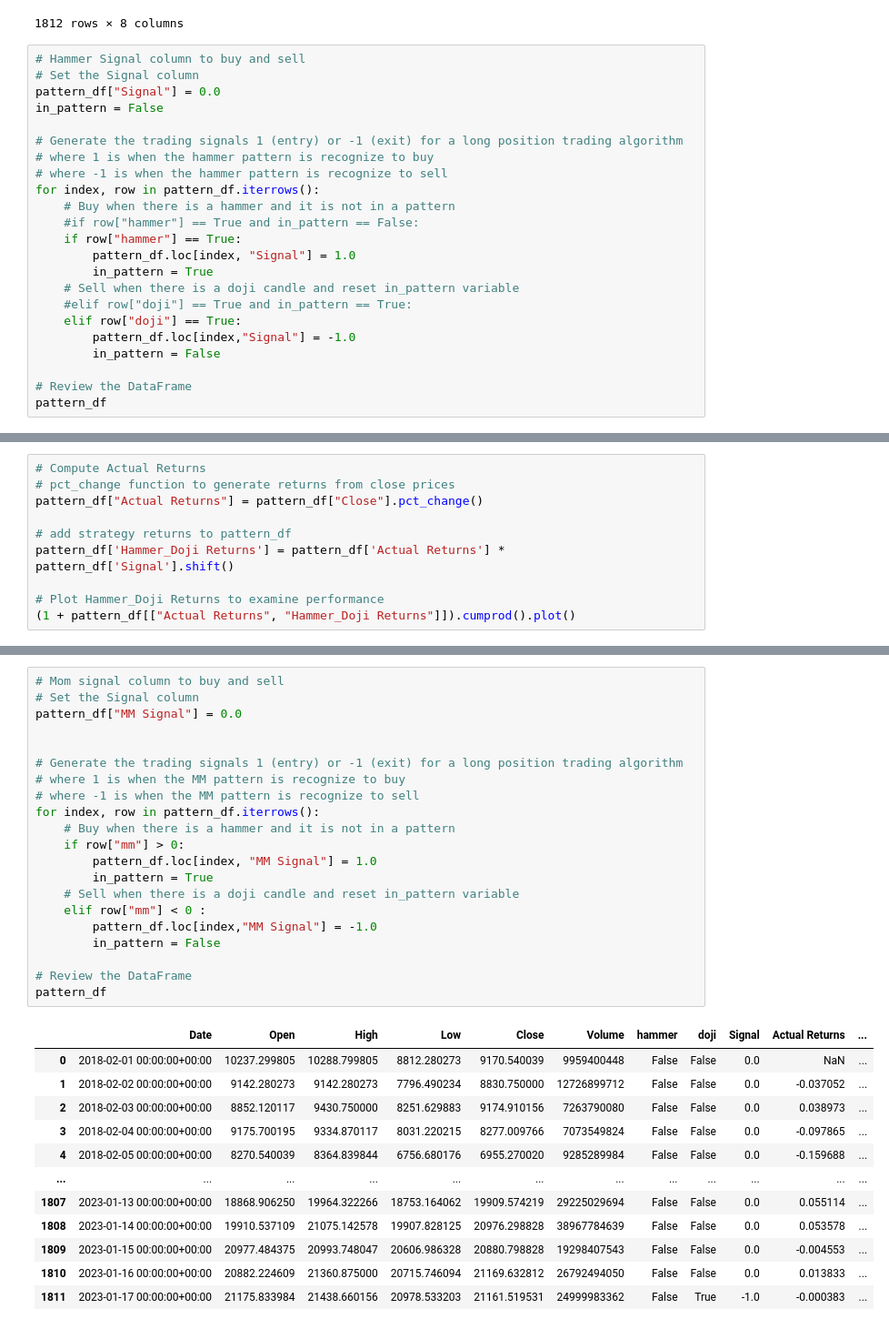
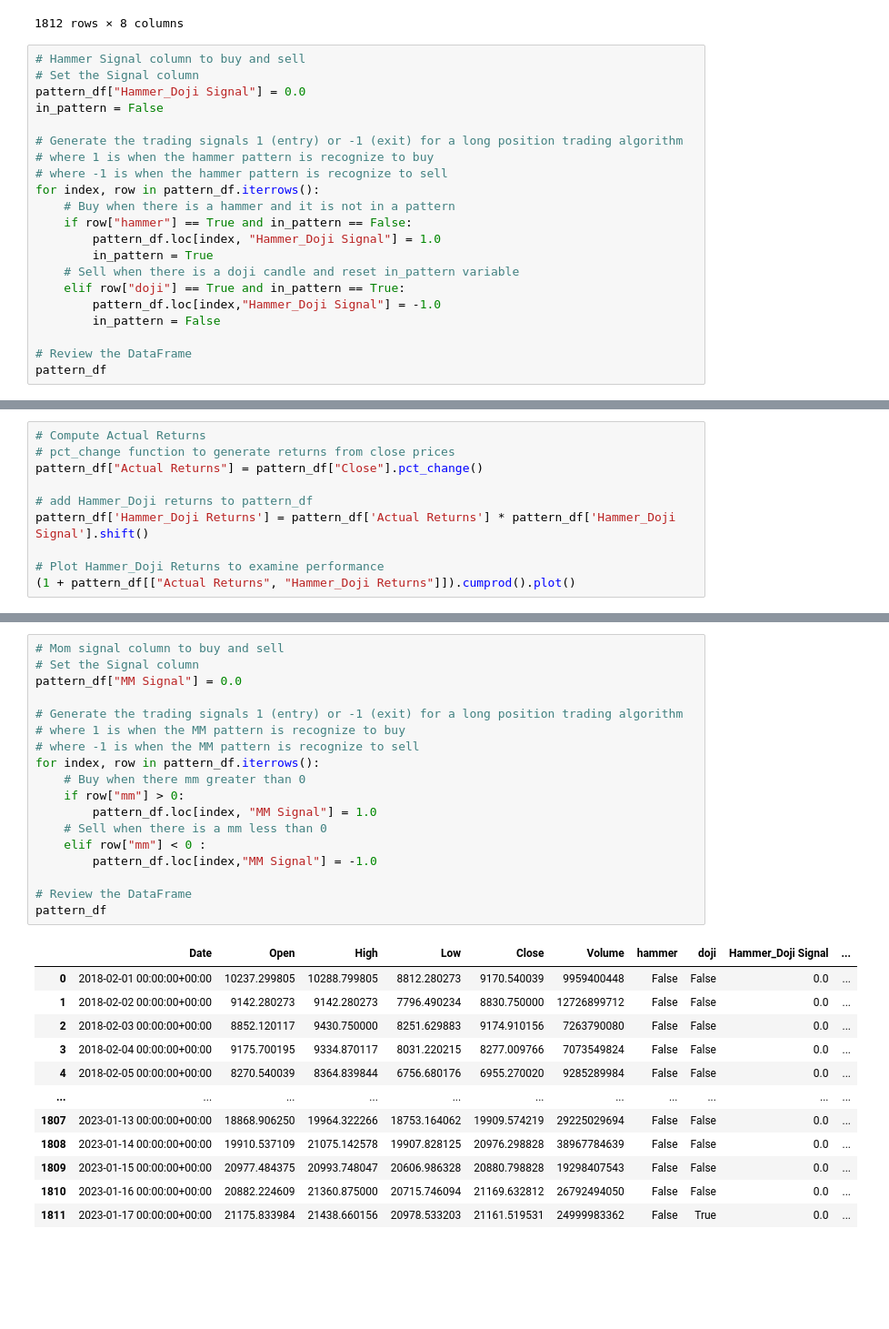
Before and after one commit to AGralin/dreambuilder_bot, a Jupyter notebook: candlestick.ipynb, the cells around one changed output, grey strips where cells are left out. Shown at 91% size. Cells and saved outputs as stored; diff of their text form; blank space fills up the shorter version.

Commit message:
update candlestick and readme

```diff
--- a/candlestick.ipynb
+++ b/candlestick.ipynb
@@ -52,7 +52,7 @@ pattern_df
 # %%
 # Hammer Signal column to buy and sell
 # Set the Signal column
-pattern_df["Signal"] = 0.0
+pattern_df["Hammer_Doji Signal"] = 0.0
 in_pattern = False
 
 # Generate the trading signals 1 (entry) or -1 (exit) for a long position trading algorithm
@@ -60,14 +60,12 @@ in_pattern = False
 # where -1 is when the hammer pattern is recognize to sell
 for index, row in pattern_df.iterrows():
     # Buy when there is a hammer and it is not in a pattern
-    #if row["hammer"] == True and in_pattern == False:
-    if row["hammer"] == True:
-        pattern_df.loc[index, "Signal"] = 1.0
+    if row["hammer"] == True and in_pattern == False:
+        pattern_df.loc[index, "Hammer_Doji Signal"] = 1.0
         in_pattern = True
     # Sell when there is a doji candle and reset in_pattern variable
-    #elif row["doji"] == True and in_pattern == True:
-    elif row["doji"] == True:
-        pattern_df.loc[index,"Signal"] = -1.0
+    elif row["doji"] == True and in_pattern == True:
+        pattern_df.loc[index,"Hammer_Doji Signal"] = -1.0
         in_pattern = False
 
 # Review the DataFrame
@@ -91,8 +89,8 @@ pattern_df
 # pct_change function to generate returns from close prices
 pattern_df["Actual Returns"] = pattern_df["Close"].pct_change()
 
-# add strategy returns to pattern_df
-pattern_df['Hammer_Doji Returns'] = pattern_df['Actual Returns'] * pattern_df['Signal'].shift()
+# add Hammer_Doji returns to pattern_df
+pattern_df['Hammer_Doji Returns'] = pattern_df['Actual Returns'] * pattern_df['Hammer_Doji Signal'].shift()
 
 # Plot Hammer_Doji Returns to examine performance
 (1 + pattern_df[["Actual Returns", "Hammer_Doji Returns"]]).cumprod().plot()
@@ -162,36 +170,33 @@ pattern_df
 # %%
 # Mom signal column to buy and sell
 # Set the Signal column
 pattern_df["MM Signal"] = 0.0
 
-
 # Generate the trading signals 1 (entry) or -1 (exit) for a long position trading algorithm
 # where 1 is when the MM pattern is recognize to buy
 # where -1 is when the MM pattern is recognize to sell
 for index, row in pattern_df.iterrows():
-    # Buy when there is a hammer and it is not in a pattern
+    # Buy when there mm greater than 0
     if row["mm"] > 0:
         pattern_df.loc[index, "MM Signal"] = 1.0
-        in_pattern = True
-    # Sell when there is a doji candle and reset in_pattern variable
+    # Sell when there is a mm less than 0
     elif row["mm"] < 0 :
         pattern_df.loc[index,"MM Signal"] = -1.0
-        in_pattern = False
 
 # Review the DataFrame
 pattern_df
 # %% [output]
-|  | Date | Open | High | Low | Close | Volume | hammer | doji | Signal | Actual Returns | ... |
-| 0 | 2018-02-01 00:00:00+00:00 | 10237.299805 | 10288.799805 | 8812.280273 | 9170.540039 | 9959400448 | False | False | 0.0 | NaN | ... |
-| 1 | 2018-02-02 00:00:00+00:00 | 9142.280273 | 9142.280273 | 7796.490234 | 8830.750000 | 12726899712 | False | False | 0.0 | -0.037052 | ... |
-| 2 | 2018-02-03 00:00:00+00:00 | 8852.120117 | 9430.750000 | 8251.629883 | 9174.910156 | 7263790080 | False | False | 0.0 | 0.038973 | ... |
-| 3 | 2018-02-04 00:00:00+00:00 | 9175.700195 | 9334.870117 | 8031.220215 | 8277.009766 | 7073549824 | False | False | 0.0 | -0.097865 | ... |
-| 4 | 2018-02-05 00:00:00+00:00 | 8270.540039 | 8364.839844 | 6756.680176 | 6955.270020 | 9285289984 | False | False | 0.0 | -0.159688 | ... |
-| ... | ... | ... | ... | ... | ... | ... | ... | ... | ... | ... | ... |
-| 1807 | 2023-01-13 00:00:00+00:00 | 18868.906250 | 19964.322266 | 18753.164062 | 19909.574219 | 29225029694 | False | False | 0.0 | 0.055114 | ... |
-| 1808 | 2023-01-14 00:00:00+00:00 | 19910.537109 | 21075.142578 | 19907.828125 | 20976.298828 | 38967784639 | False | False | 0.0 | 0.053578 | ... |
-| 1809 | 2023-01-15 00:00:00+00:00 | 20977.484375 | 20993.748047 | 20606.986328 | 20880.798828 | 19298407543 | False | False | 0.0 | -0.004553 | ... |
-| 1810 | 2023-01-16 00:00:00+00:00 | 20882.224609 | 21360.875000 | 20715.746094 | 21169.632812 | 26792494050 | False | False | 0.0 | 0.013833 | ... |
-| 1811 | 2023-01-17 00:00:00+00:00 | 21175.833984 | 21438.660156 | 20978.533203 | 21161.519531 | 24999983362 | False | True | -1.0 | -0.000383 | ... |
+|  | Date | Open | High | Low | Close | Volume | hammer | doji | Hammer_Doji Signal | ... |
+| 0 | 2018-02-01 00:00:00+00:00 | 10237.299805 | 10288.799805 | 8812.280273 | 9170.540039 | 9959400448 | False | False | 0.0 | ... |
+| 1 | 2018-02-02 00:00:00+00:00 | 9142.280273 | 9142.280273 | 7796.490234 | 8830.750000 | 12726899712 | False | False | 0.0 | ... |
+| 2 | 2018-02-03 00:00:00+00:00 | 8852.120117 | 9430.750000 | 8251.629883 | 9174.910156 | 7263790080 | False | False | 0.0 | ... |
+| 3 | 2018-02-04 00:00:00+00:00 | 9175.700195 | 9334.870117 | 8031.220215 | 8277.009766 | 7073549824 | False | False | 0.0 | ... |
+| 4 | 2018-02-05 00:00:00+00:00 | 8270.540039 | 8364.839844 | 6756.680176 | 6955.270020 | 9285289984 | False | False | 0.0 | ... |
+| ... | ... | ... | ... | ... | ... | ... | ... | ... | ... | ... |
+| 1807 | 2023-01-13 00:00:00+00:00 | 18868.906250 | 19964.322266 | 18753.164062 | 19909.574219 | 29225029694 | False | False | 0.0 | ... |
+| 1808 | 2023-01-14 00:00:00+00:00 | 19910.537109 | 21075.142578 | 19907.828125 | 20976.298828 | 38967784639 | False | False | 0.0 | ... |
+| 1809 | 2023-01-15 00:00:00+00:00 | 20977.484375 | 20993.748047 | 20606.986328 | 20880.798828 | 19298407543 | False | False | 0.0 | ... |
+| 1810 | 2023-01-16 00:00:00+00:00 | 20882.224609 | 21360.875000 | 20715.746094 | 21169.632812 | 26792494050 | False | False | 0.0 | ... |
+| 1811 | 2023-01-17 00:00:00+00:00 | 21175.833984 | 21438.660156 | 20978.533203 | 21161.519531 | 24999983362 | False | True | 0.0 | ... |
 1812 rows × 13 columns
 # %%
```
Also changed, not shown: parts of 21 cells of this notebook, 1 other file.
